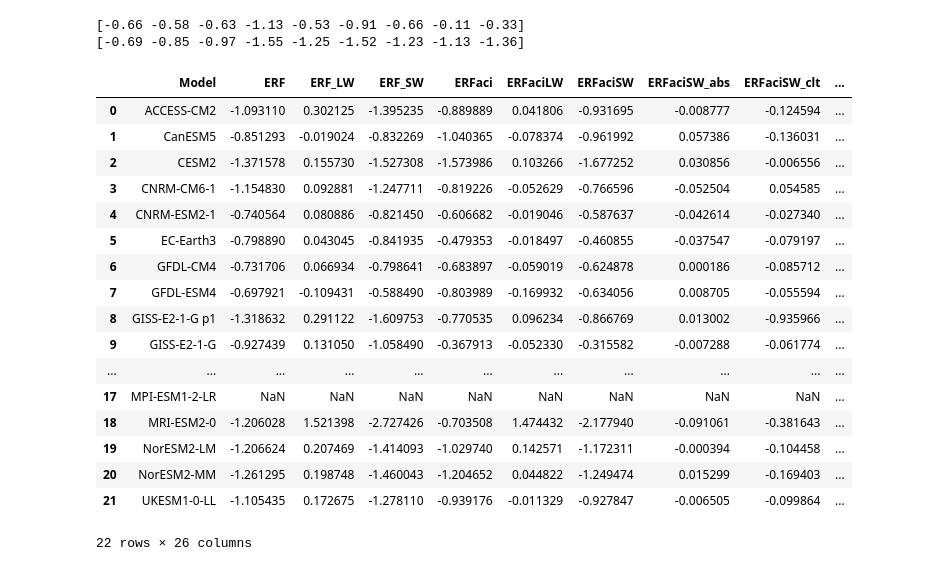
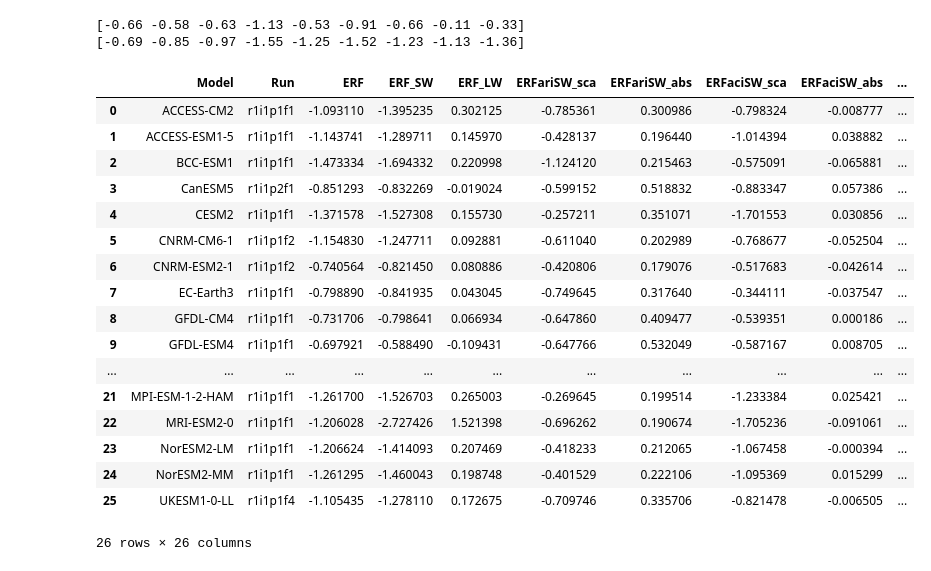
Before and after one commit to chrisroadmap/ar6, a Jupyter notebook: notebooks/055_chapter7_table7.6.ipynb, the cells around one changed output. Drawn from its saved outputs; the diff is of its cells as text; code cells hidden in the pictures.

```diff
--- a/notebooks/055_chapter7_table7.6.ipynb
+++ b/notebooks/055_chapter7_table7.6.ipynb
@@ -45,31 +45,31 @@ print(ERFCMIP5)
 [-0.66 -0.58 -0.63 -1.13 -0.53 -0.91 -0.66 -0.11 -0.33]
 [-0.69 -0.85 -0.97 -1.55 -1.25 -1.52 -1.23 -1.13 -1.36]
 # %%
-df = pd.read_csv('../data_input/Smith_et_al_ACP_2020/aprp_aer.csv')
+df = pd.read_csv('../data_input/Smith_et_al_ACP_2020/aprp_aer_20200211.csv')
 # treat GISS p1 and GISS p3 as separate models
 df.loc[(df['Model']=='GISS-E2-1-G') & (df['Run']=='r1i1p1f1'),'Model'] = 'GISS-E2-1-G p1'
 df.loc[(df['Model']=='GISS-E2-1-G') & (df['Run']=='r1i1p1f1'),'Model'] = 'GISS-E2-1-G p3'
 #df.set_index('Model', inplace=True)
 df
 # %% [output]
-|  | Model | ERF | ERF_LW | ERF_SW | ERFaci | ERFaciLW | ERFaciSW | ERFaciSW_abs | ERFaciSW_clt | ... |
-| 0 | ACCESS-CM2 | -1.093110 | 0.302125 | -1.395235 | -0.889889 | 0.041806 | -0.931695 | -0.008777 | -0.124594 | ... |
-| 1 | CanESM5 | -0.851293 | -0.019024 | -0.832269 | -1.040365 | -0.078374 | -0.961992 | 0.057386 | -0.136031 | ... |
-| 2 | CESM2 | -1.371578 | 0.155730 | -1.527308 | -1.573986 | 0.103266 | -1.677252 | 0.030856 | -0.006556 | ... |
-| 3 | CNRM-CM6-1 | -1.154830 | 0.092881 | -1.247711 | -0.819226 | -0.052629 | -0.766596 | -0.052504 | 0.054585 | ... |
-| 4 | CNRM-ESM2-1 | -0.740564 | 0.080886 | -0.821450 | -0.606682 | -0.019046 | -0.587637 | -0.042614 | -0.027340 | ... |
-| 5 | EC-Earth3 | -0.798890 | 0.043045 | -0.841935 | -0.479353 | -0.018497 | -0.460855 | -0.037547 | -0.079197 | ... |
-| 6 | GFDL-CM4 | -0.731706 | 0.066934 | -0.798641 | -0.683897 | -0.059019 | -0.624878 | 0.000186 | -0.085712 | ... |
-| 7 | GFDL-ESM4 | -0.697921 | -0.109431 | -0.588490 | -0.803989 | -0.169932 | -0.634056 | 0.008705 | -0.055594 | ... |
-| 8 | GISS-E2-1-G p1 | -1.318632 | 0.291122 | -1.609753 | -0.770535 | 0.096234 | -0.866769 | 0.013002 | -0.935966 | ... |
-| 9 | GISS-E2-1-G | -0.927439 | 0.131050 | -1.058490 | -0.367913 | -0.052330 | -0.315582 | -0.007288 | -0.061774 | ... |
+|  | Model | Run | ERF | ERF_SW | ERF_LW | ERFariSW_sca | ERFariSW_abs | ERFaciSW_sca | ERFaciSW_abs | ... |
+| 0 | ACCESS-CM2 | r1i1p1f1 | -1.093110 | -1.395235 | 0.302125 | -0.785361 | 0.300986 | -0.798324 | -0.008777 | ... |
+| 1 | ACCESS-ESM1-5 | r1i1p1f1 | -1.143741 | -1.289711 | 0.145970 | -0.428137 | 0.196440 | -1.014394 | 0.038882 | ... |
+| 2 | BCC-ESM1 | r1i1p1f1 | -1.473334 | -1.694332 | 0.220998 | -1.124120 | 0.215463 | -0.575091 | -0.065881 | ... |
+| 3 | CanESM5 | r1i1p2f1 | -0.851293 | -0.832269 | -0.019024 | -0.599152 | 0.518832 | -0.883347 | 0.057386 | ... |
+| 4 | CESM2 | r1i1p1f1 | -1.371578 | -1.527308 | 0.155730 | -0.257211 | 0.351071 | -1.701553 | 0.030856 | ... |
+| 5 | CNRM-CM6-1 | r1i1p1f2 | -1.154830 | -1.247711 | 0.092881 | -0.611040 | 0.202989 | -0.768677 | -0.052504 | ... |
+| 6 | CNRM-ESM2-1 | r1i1p1f2 | -0.740564 | -0.821450 | 0.080886 | -0.420806 | 0.179076 | -0.517683 | -0.042614 | ... |
+| 7 | EC-Earth3 | r1i1p1f1 | -0.798890 | -0.841935 | 0.043045 | -0.749645 | 0.317640 | -0.344111 | -0.037547 | ... |
+| 8 | GFDL-CM4 | r1i1p1f1 | -0.731706 | -0.798641 | 0.066934 | -0.647860 | 0.409477 | -0.539351 | 0.000186 | ... |
+| 9 | GFDL-ESM4 | r1i1p1f1 | -0.697921 | -0.588490 | -0.109431 | -0.647766 | 0.532049 | -0.587167 | 0.008705 | ... |
 | ... | ... | ... | ... | ... | ... | ... | ... | ... | ... | ... |
-| 17 | MPI-ESM1-2-LR | NaN | NaN | NaN | NaN | NaN | NaN | NaN | NaN | ... |
-| 18 | MRI-ESM2-0 | -1.206028 | 1.521398 | -2.727426 | -0.703508 | 1.474432 | -2.177940 | -0.091061 | -0.381643 | ... |
-| 19 | NorESM2-LM | -1.206624 | 0.207469 | -1.414093 | -1.029740 | 0.142571 | -1.172311 | -0.000394 | -0.104458 | ... |
-| 20 | NorESM2-MM | -1.261295 | 0.198748 | -1.460043 | -1.204652 | 0.044822 | -1.249474 | 0.015299 | -0.169403 | ... |
-| 21 | UKESM1-0-LL | -1.105435 | 0.172675 | -1.278110 | -0.939176 | -0.011329 | -0.927847 | -0.006505 | -0.099864 | ... |
+| 21 | MPI-ESM-1-2-HAM | r1i1p1f1 | -1.261700 | -1.526703 | 0.265003 | -0.269645 | 0.199514 | -1.233384 | 0.025421 | ... |
+| 22 | MRI-ESM2-0 | r1i1p1f1 | -1.206028 | -2.727426 | 1.521398 | -0.696262 | 0.190674 | -1.705236 | -0.091061 | ... |
+| 23 | NorESM2-LM | r1i1p1f1 | -1.206624 | -1.414093 | 0.207469 | -0.418233 | 0.212065 | -1.067458 | -0.000394 | ... |
+| 24 | NorESM2-MM | r1i1p1f1 | -1.261295 | -1.460043 | 0.198748 | -0.401529 | 0.222106 | -1.095369 | 0.015299 | ... |
+| 25 | UKESM1-0-LL | r1i1p1f4 | -1.105435 | -1.278110 | 0.172675 | -0.709746 | 0.335706 | -0.821478 | -0.006505 | ... |
-22 rows × 26 columns
+26 rows × 26 columns
 # %%
 data = []
 erfari = []
```
Also changed, not shown: parts of 1 cell of this notebook, 5 other files.
